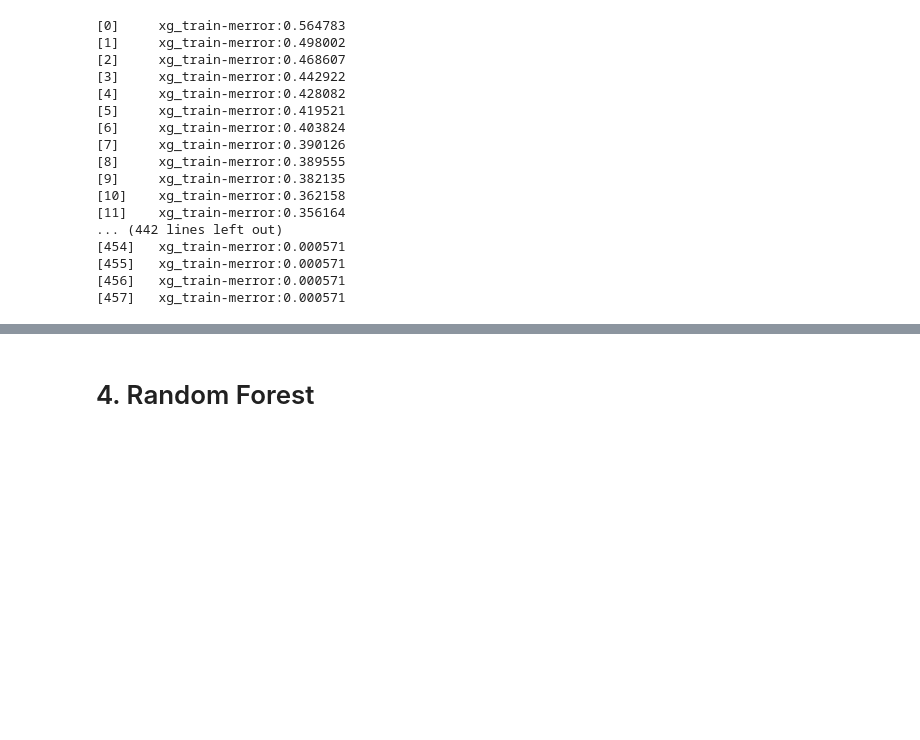
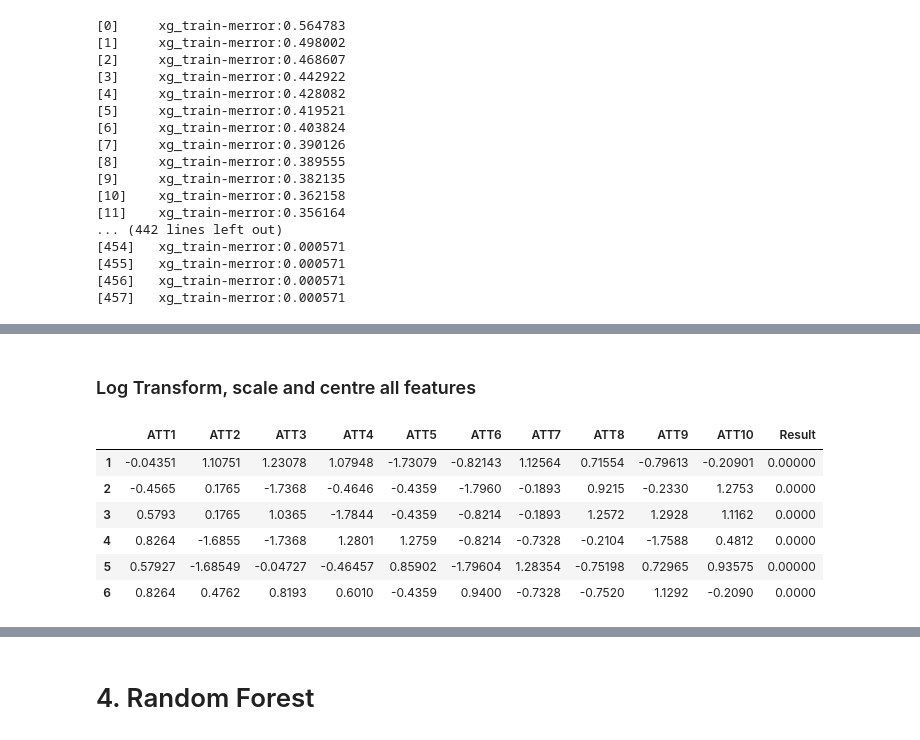
Before and after one commit to codeBehindMe/ADLA3, a Jupyter notebook: groupG.ipynb, the cells around one changed output, grey strips where cells are left out. Cells and saved outputs as stored; diff of their text form; code cells hidden in the pictures; blank space fills up the shorter version.

```diff
--- a/groupG.ipynb
+++ b/groupG.ipynb
@@ -461,0 +484,22 @@ pred <- predict(bst, xg_test);
+# %% [markdown]
+### Log Transform, scale and centre all features
+# %%
+xg_train <- Udf.Utilities.UpSample(train)
+
+xg_train$Result <- as.numeric(xg_train$Result)-1
+for(i in c(1:ncol(xg_train))) {
+    xg_train[,i] <- as.numeric(log(xg_train[,i]))
+    xg_train[,i] <- scale(xg_train[,i], scale=TRUE, center=TRUE)
+}
+
+xg_train$Result <- xg_train.y
+# %%
+head(xg_train)
+# %% [output]
+|  | ATT1 | ATT2 | ATT3 | ATT4 | ATT5 | ATT6 | ATT7 | ATT8 | ATT9 | ATT10 | Result |
+| 1 | -0.04351 | 1.10751 | 1.23078 | 1.07948 | -1.73079 | -0.82143 | 1.12564 | 0.71554 | -0.79613 | -0.20901 | 0.00000 |
+| 2 | -0.4565 | 0.1765 | -1.7368 | -0.4646 | -0.4359 | -1.7960 | -0.1893 | 0.9215 | -0.2330 | 1.2753 | 0.0000 |
+| 3 | 0.5793 | 0.1765 | 1.0365 | -1.7844 | -0.4359 | -0.8214 | -0.1893 | 1.2572 | 1.2928 | 1.1162 | 0.0000 |
+| 4 | 0.8264 | -1.6855 | -1.7368 | 1.2801 | 1.2759 | -0.8214 | -0.7328 | -0.2104 | -1.7588 | 0.4812 | 0.0000 |
+| 5 | 0.57927 | -1.68549 | -0.04727 | -0.46457 | 0.85902 | -1.79604 | 1.28354 | -0.75198 | 0.72965 | 0.93575 | 0.00000 |
+| 6 | 0.8264 | 0.4762 | 0.8193 | 0.6010 | -0.4359 | 0.9400 | -0.7328 | -0.7520 | 1.1292 | -0.2090 | 0.0000 |
```
Also changed, not shown: parts of 21 cells of this notebook.
